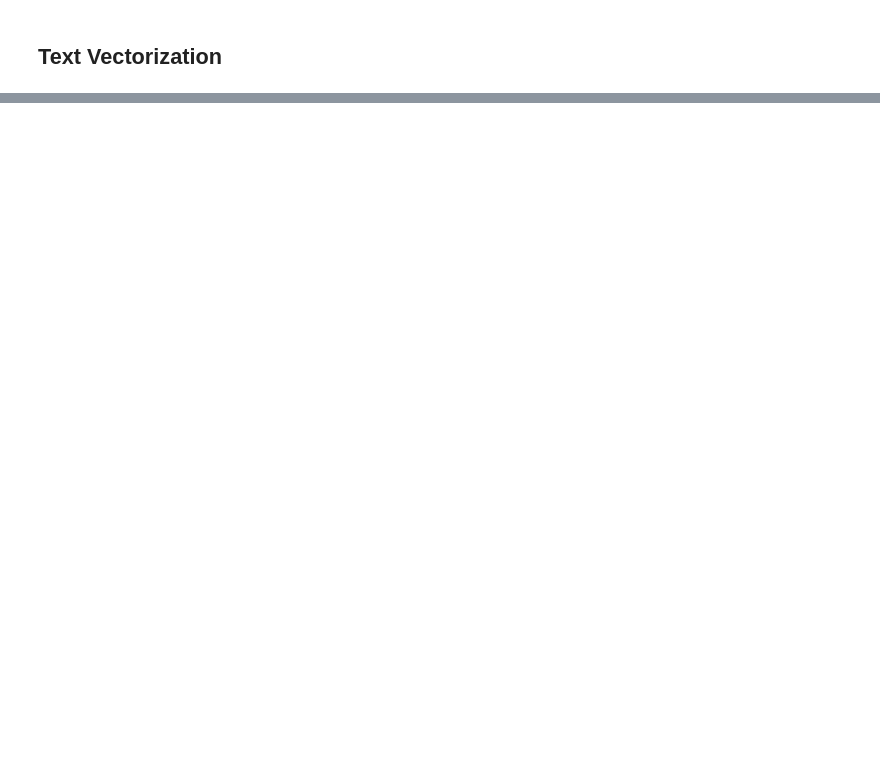
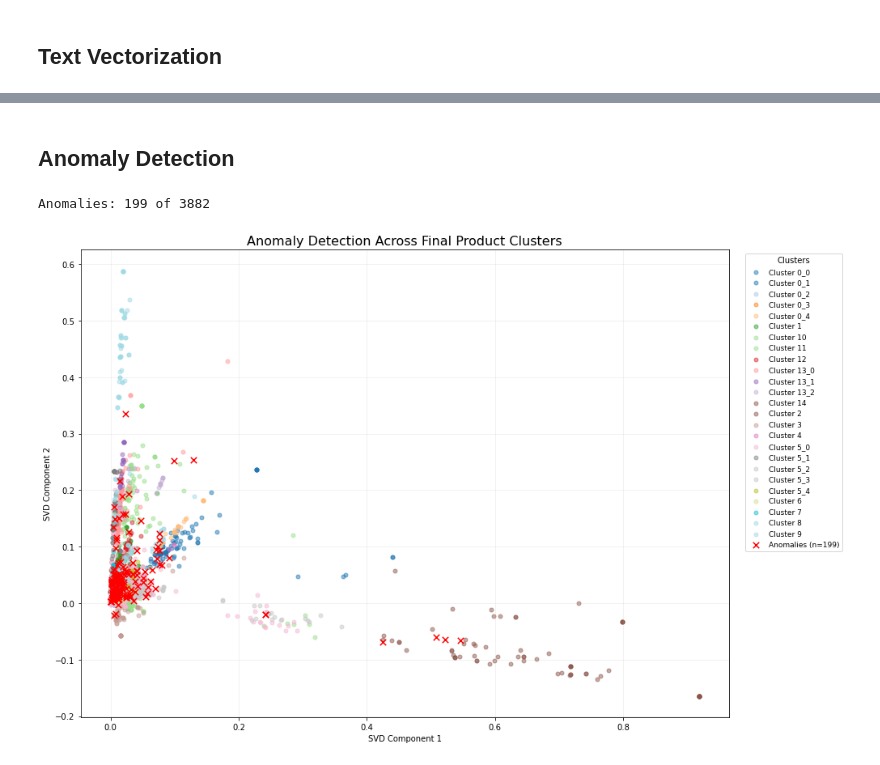
Before and after one commit to SsanyaS14/ISYE6740_OnlineRetailData, a Jupyter notebook: clean_product_model.ipynb, the cells around one changed output, grey strips where cells are left out. Drawn from its saved outputs; the diff is of its cells as text; code cells hidden in the pictures; blank space fills up the shorter version.

```diff
--- a/clean_product_model.ipynb
+++ b/clean_product_model.ipynb
@@ -662,0 +768,76 @@ plt.show()
+# %% [markdown]
+## Anomaly Detection
+# %%
+final_products["anomaly"] = 1
+final_products["anomaly_score"] = np.nan
+
+for cluster in final_products["Final_Cluster"].unique():
+    idx = np.where(final_products["Final_Cluster"] == cluster)[0]
+
+    if len(idx) < 20:
+        continue
+
+    iso = IsolationForest(contamination=0.05, random_state=42).fit(X_valid[idx])
+    final_products.loc[idx, "anomaly"] = iso.predict(X_valid[idx])
+    final_products.loc[idx, "anomaly_score"] = iso.score_samples(X_valid[idx])
+
+anomalies = final_products[final_products["anomaly"] == -1]
+print("Anomalies:", len(anomalies), "of", len(final_products))
+#anomalies.groupby("Label").size().sort_values(ascending=False)
+# %% [output]
+Anomalies: 199 of 3882
+# %%
+# Visualise anomalies across all final clusters
+
+plt.figure(figsize=(14, 9))
+
+clusters = sorted(final_products["Final_Cluster"].unique())
+
+cmap = plt.cm.get_cmap("tab20", len(clusters))
+
+# Plot normal products
+for i, cluster in enumerate(clusters):
+    subset = final_products[
+        (final_products["Final_Cluster"] == cluster) &
+        (final_products["anomaly"] == 1)
+    ]
+
+    plt.scatter(
+        subset["X"],
+        subset["Y"],
+        color=cmap(i),
+        alpha=0.5,
+        s=25,
+        label=f"Cluster {cluster}"
+    )
+
+# Plot anomalies on top
+anomalies_2d = final_products[final_products["anomaly"] == -1]
+
+plt.scatter(
+    anomalies_2d["X"],
+    anomalies_2d["Y"],
+    color="red",
+    marker="x",
+    s=55,
+    linewidths=1.5,
+    label=f"Anomalies (n={len(anomalies_2d)})",
+    zorder=5
+)
+
+plt.title("Anomaly Detection Across Final Product Clusters", fontsize=16)
+plt.xlabel("SVD Component 1")
+plt.ylabel("SVD Component 2")
+
+plt.legend(
+    title="Clusters",
+    bbox_to_anchor=(1.02, 1),
+    loc="upper left",
+    fontsize=9
+)
+
+plt.grid(alpha=0.2)
+plt.tight_layout()
+plt.show()
+# %% [output]
+[figure, added]
```
Also changed, not shown: parts of 49 cells of this notebook, 1 other file.
